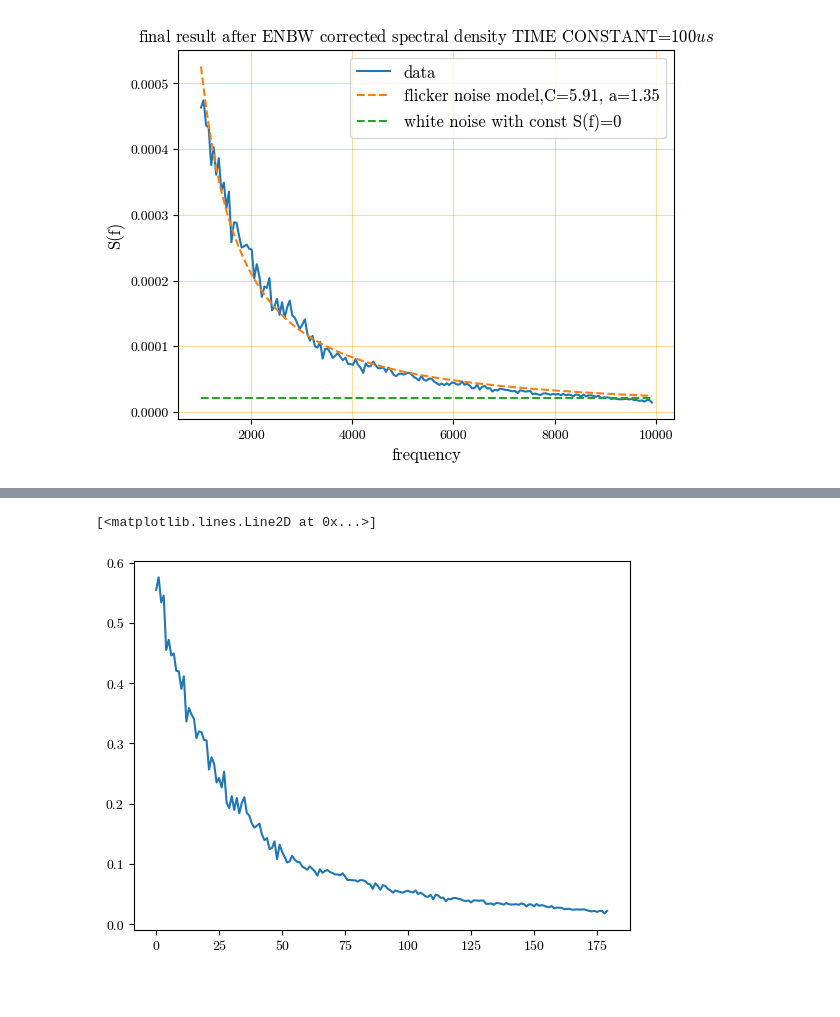
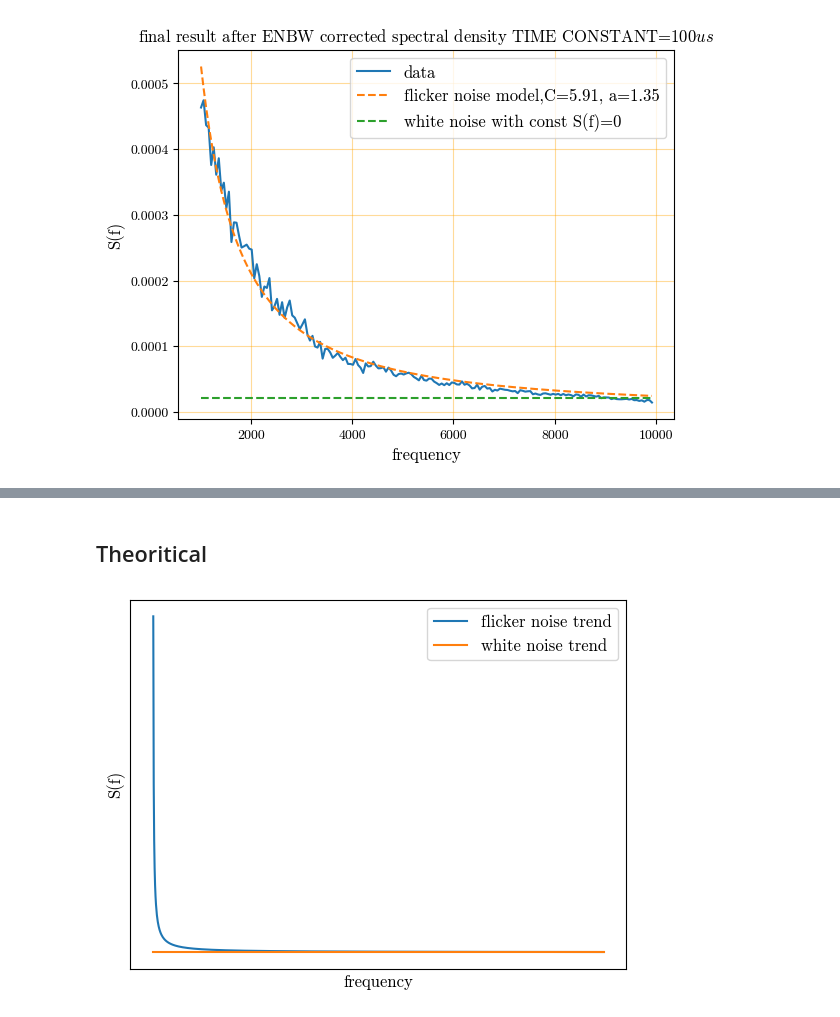
Before and after one commit to vijaypanchalr3/shotnoise, a Jupyter notebook: src/analysis/mathematics.ipynb, the cells around one changed output, grey strips where cells are left out. Saved outputs shown, nothing was run; the diff lists cells and outputs as text; code cells hidden in the pictures; blank space fills up the shorter version.

```diff
--- a/src/analysis/mathematics.ipynb
+++ b/src/analysis/mathematics.ipynb
@@ -103,5 +94,22 @@ ax.plot(data2[:,0],flicker_noise(data2[:,0],param2[0],param2[1]))
-# %%
-plt.plot(data[:,1])
-# %% [output]
-[<matplotlib.lines.Line2D at 0x...>]
-[figure, removed]
+# %% [markdown]
+## Theoritical
+# %%
+thx = np.linspace(0,1,1000)
+def flicker_noise(y,A,alpha):
+    return A/(y**alpha)
+def white(y,c):
+    return 0.0*y+c
+
+
+
+fig,ax = plt.subplots()
+ax.plot(thx,flicker_noise(thx,1,1),label="flicker noise trend")
+ax.plot(thx,white(thx,.05),label="white noise trend")
+ax.set_xlabel("frequency",fontdict=font)
+ax.set_ylabel("S(f)",fontdict=font)
+ax.set_xticks([])
+ax.set_yticks([])
+ax.legend(prop= leg_font)
+plt.savefig("thnoise.png",dpi=1000)
+# %% [output]
+[figure, added]
```
Also changed, not shown: parts of 7 cells of this notebook, 31 other files.
